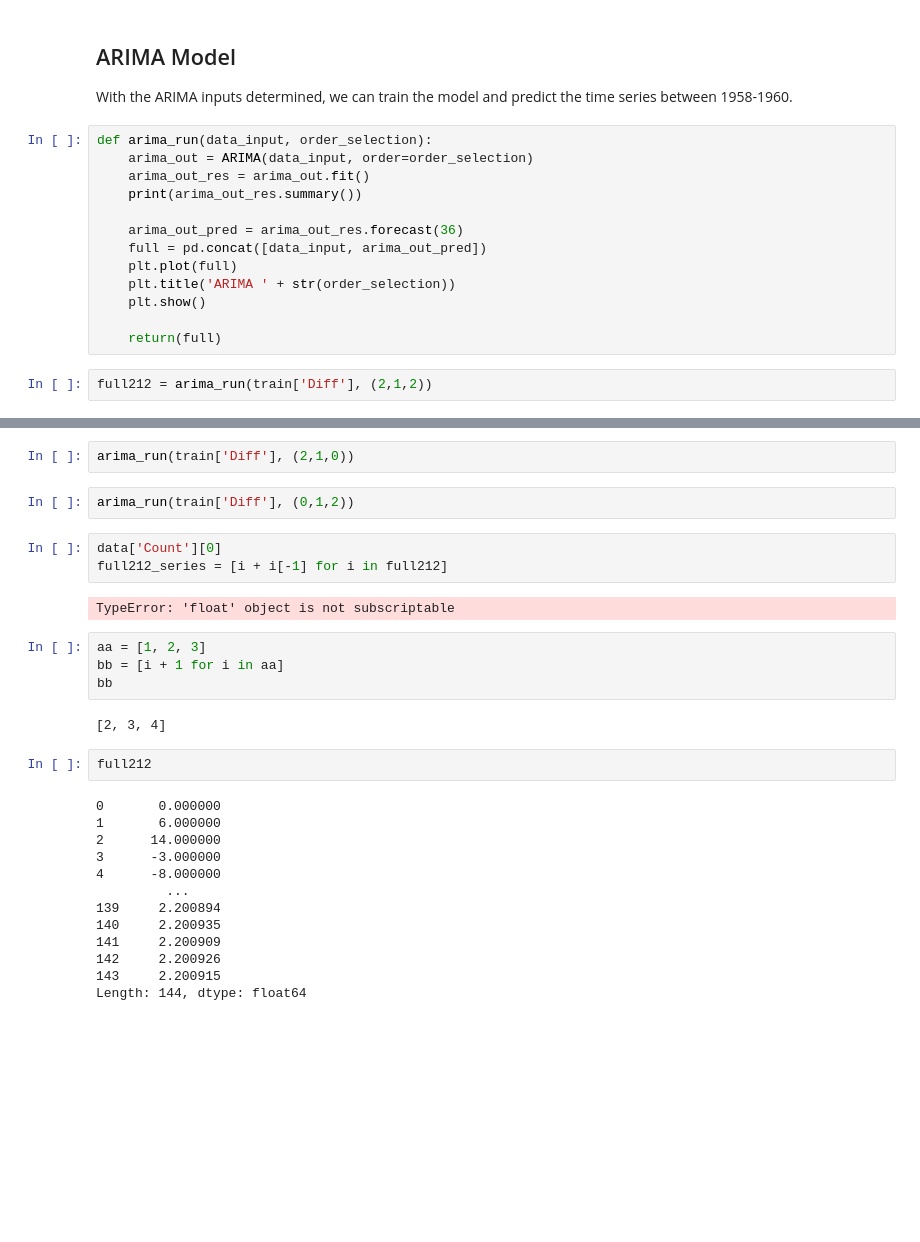
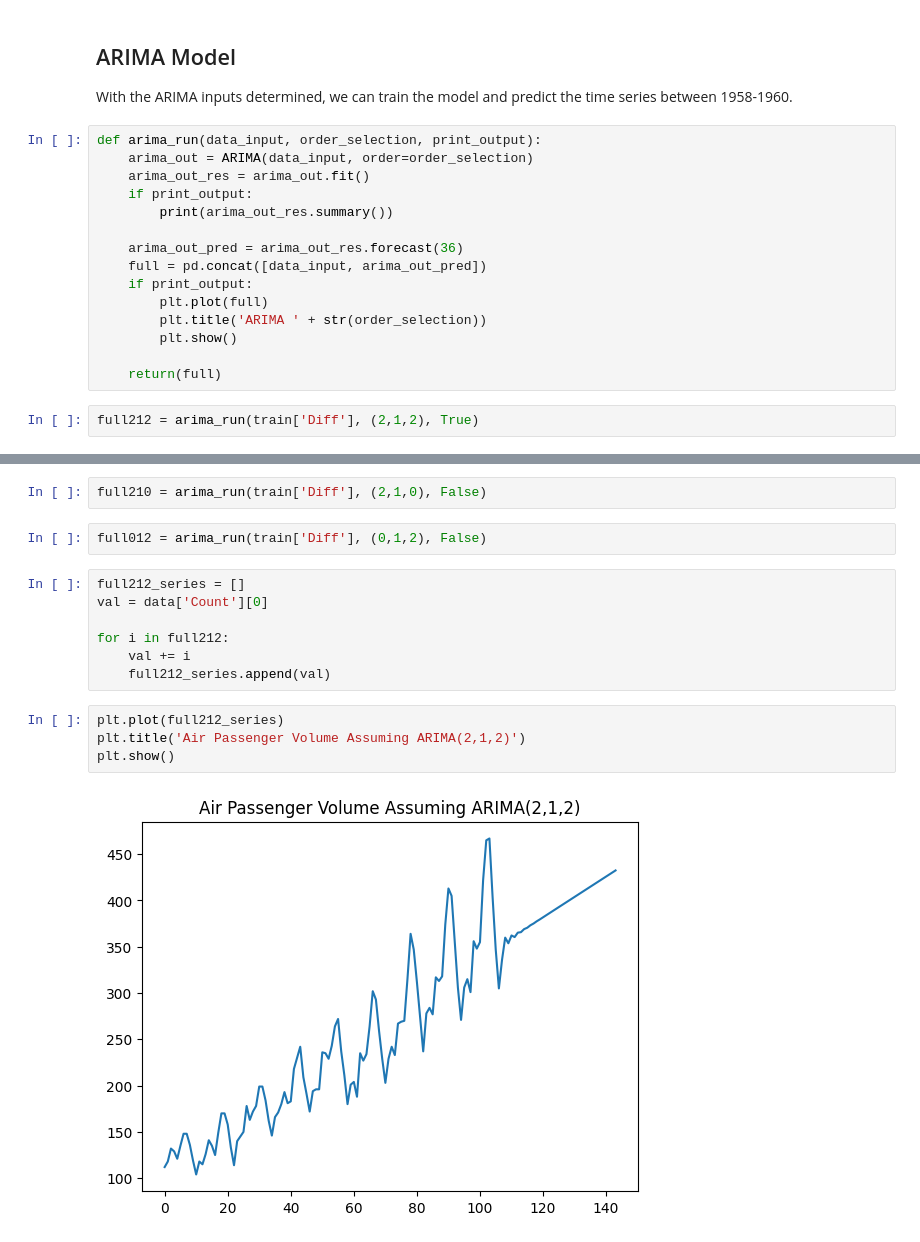
Before and after one commit to Staneesh/Repro2023, a Jupyter notebook: main.ipynb, the cells around one changed output, grey strips where cells are left out. Saved outputs shown, nothing was run; the diff lists cells and outputs as text; blank space fills up the shorter version.

Commit message:
Ran ARIMA models, applied forecast back to passenger data

```diff
--- a/main.ipynb
+++ b/main.ipynb
@@ -209,20 +209,22 @@ The authors of the paper, however, choose lower values for p and q, ending up wi
 ## ARIMA Model
 With the ARIMA inputs determined, we can train the model and predict the time series between 1958-1960.
 # %%
-def arima_run(data_input, order_selection):
+def arima_run(data_input, order_selection, print_output):
     arima_out = ARIMA(data_input, order=order_selection)
     arima_out_res = arima_out.fit()
-    print(arima_out_res.summary())
+    if print_output:
+        print(arima_out_res.summary())
 
     arima_out_pred = arima_out_res.forecast(36)
     full = pd.concat([data_input, arima_out_pred])
-    plt.plot(full)
-    plt.title('ARIMA ' + str(order_selection))
-    plt.show()
+    if print_output:
+        plt.plot(full)
+        plt.title('ARIMA ' + str(order_selection))
+        plt.show()
 
     return(full)
 # %%
-full212 = arima_run(train['Diff'], (2,1,2))
+full212 = arima_run(train['Diff'], (2,1,2), True)
 # %% [output]
                                SARIMAX Results
 ==============================================================================
@@ -243,32 +245,19 @@ Warnings:
 [1] Covariance matrix calculated using the outer product of gradients (complex-step).
 [figure]
 # %%
-arima_run(train['Diff'], (2,1,0))
+full210 = arima_run(train['Diff'], (2,1,0), False)
 # %%
-arima_run(train['Diff'], (0,1,2))
+full012 = arima_run(train['Diff'], (0,1,2), False)
 # %%
-data['Count'][0]
-full212_series = [i + i[-1] for i in full212]
+full212_series = []
+val = data['Count'][0]
+
+for i in full212:
+    val += i
+    full212_series.append(val)
-# %% [output]
-TypeError: 'float' object is not subscriptable
-# %%
-aa = [1, 2, 3]
-bb = [i + 1 for i in aa]
-bb
-# %% [output]
-[2, 3, 4]
-# %%
-full212
-# %% [output]
-0       0.000000
-1       6.000000
-2      14.000000
-3      -3.000000
-4      -8.000000
-         ...
-139     2.200894
-140     2.200935
-141     2.200909
-142     2.200926
-143     2.200915
-Length: 144, dtype: float64
+# %%
+plt.plot(full212_series)
+plt.title('Air Passenger Volume Assuming ARIMA(2,1,2)')
+plt.show()
+# %% [output]
+[figure, added]
```
Also changed, not shown: parts of 3 cells of this notebook.
